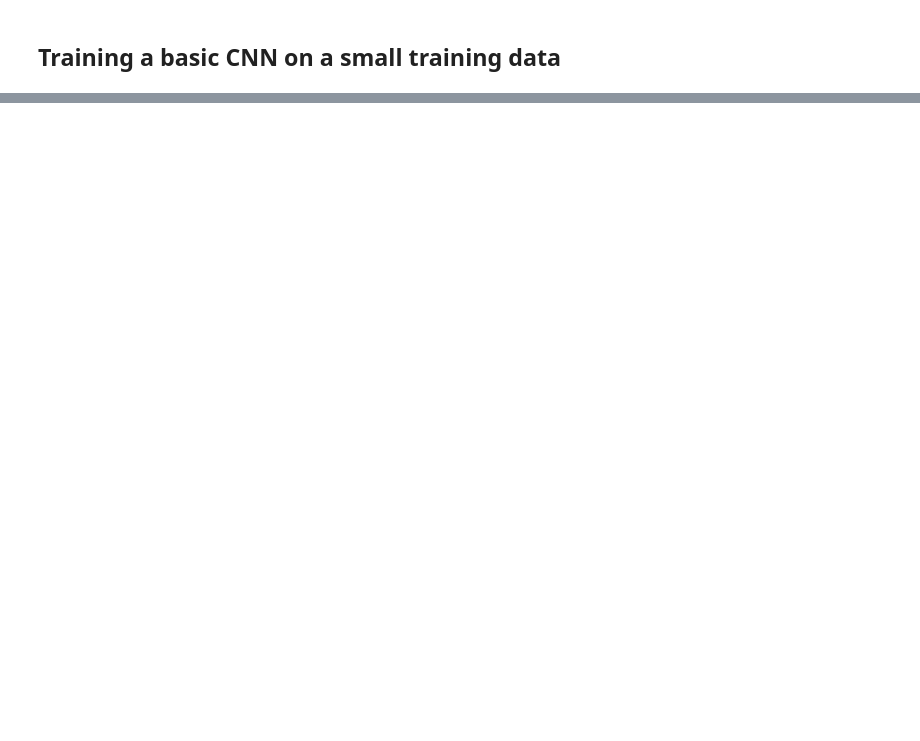
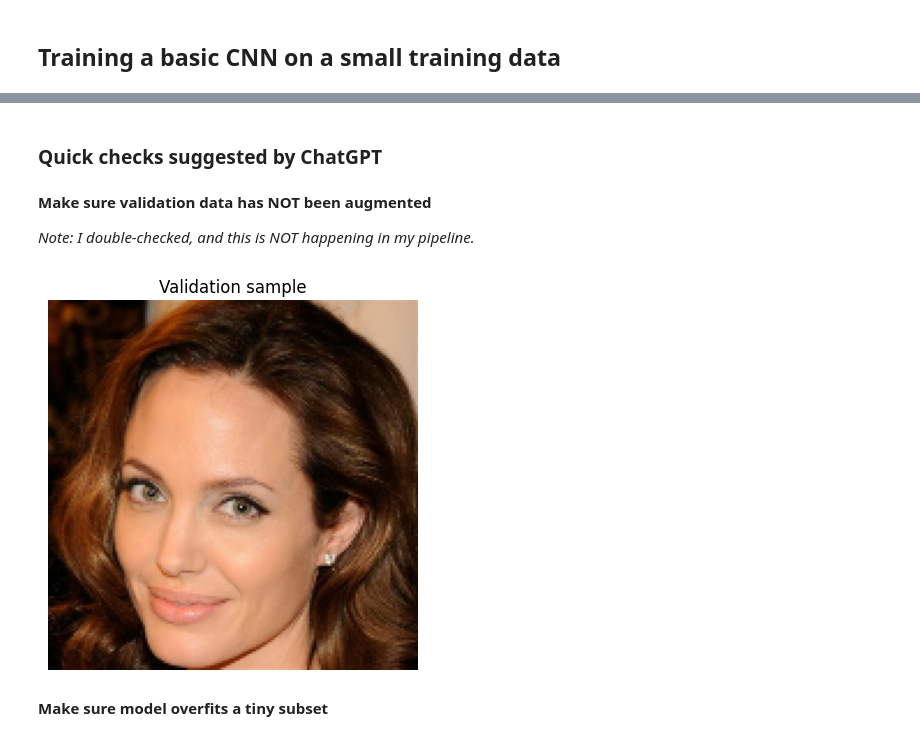
Before and after one commit to babaksoft/celebrity-faces, a Jupyter notebook: notebooks/celebrity-clf.ipynb, the cells around one changed output, grey strips where cells are left out. Cells and saved outputs as stored; diff of their text form; code cells hidden in the pictures; blank space fills up the shorter version.

```diff
--- a/notebooks/celebrity-clf.ipynb
+++ b/notebooks/celebrity-clf.ipynb
@@ -242,0 +394,15 @@ plt.show()
+# %% [markdown]
+### Quick checks suggested by ChatGPT
+# %% [markdown]
+**Make sure validation data has NOT been augmented**
+
+*Note: I double-checked, and this is NOT happening in my pipeline.*
+# %%
+for images, _ in pipeline.val_ds.take(1):
+    plt.imshow(images[7])
+    plt.title("Validation sample")
+    plt.axis("off")
+# %% [output]
+[figure, added]
+# %% [markdown]
+**Make sure model overfits a tiny subset**
```
Also changed, not shown: parts of 49 cells of this notebook.
